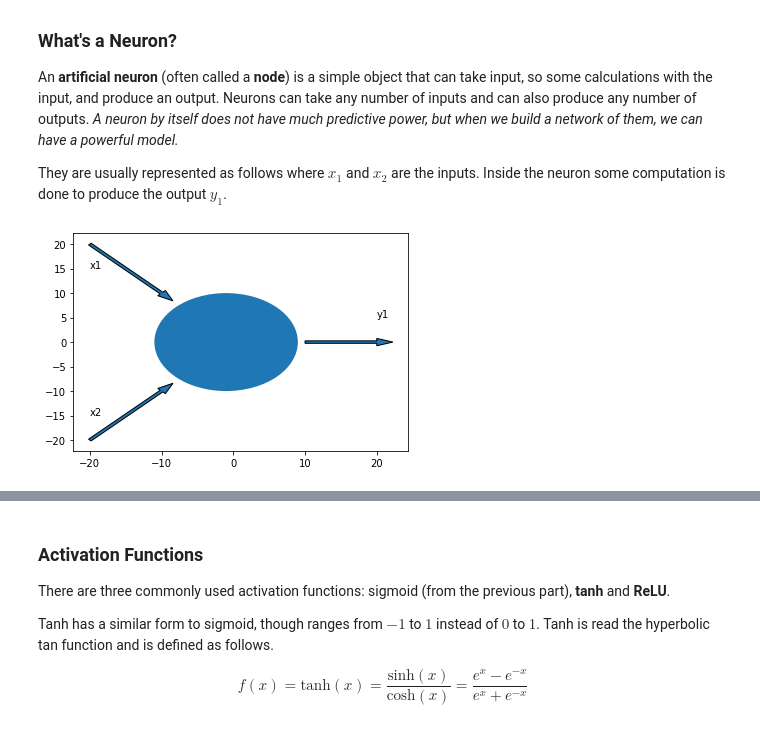
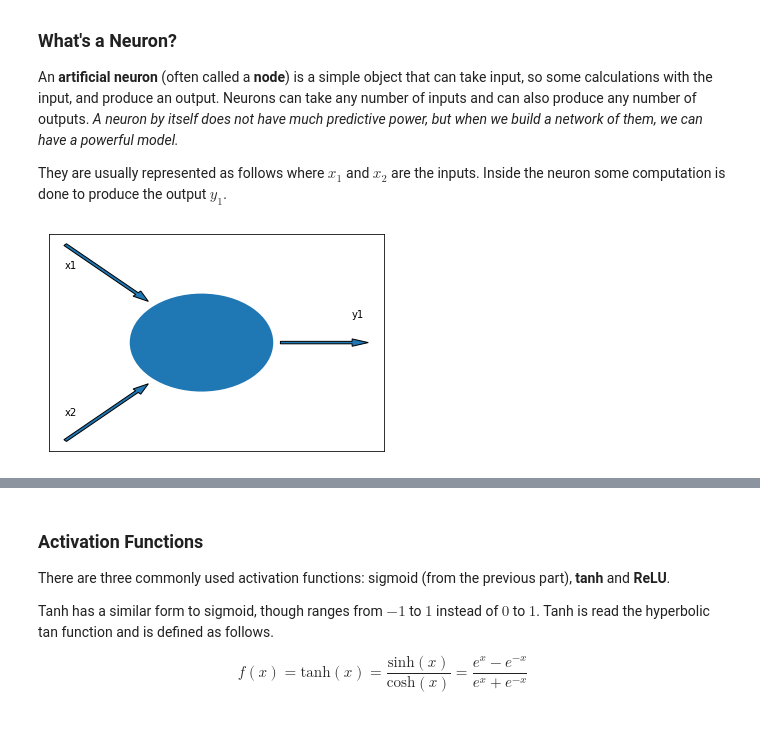
Before and after one commit to Edward-Ji/SololearnMachineLearning, a Jupyter notebook: NeuralNetwork.ipynb, the cells around one changed output, grey strips where cells are left out. Cells and saved outputs as stored; diff of their text form; code cells hidden in the pictures.

Commit message:
Hide neuron model plot axis

```diff
--- a/NeuralNetwork.ipynb
+++ b/NeuralNetwork.ipynb
@@ -25,16 +25,22 @@ They are usually represented as follows where $x_1$ and $x_2$ are the inputs. In
 # %%
 import matplotlib.pyplot as plt
 
+# Draw the model
 plt.arrow(-20, 20, 10, -10, width=0.5)
 plt.annotate("x1", (-20, 15))
 plt.arrow(-20, -20, 10, 10, width=0.5)
 plt.annotate("x2", (-20, -15))
 plt.gca().add_patch(plt.Circle((-1, 0), 10))
 plt.arrow(10, 0, 10, 0, width=0.5)
 plt.annotate("y1", (20, 5))
+
+# Hide axis value ticks and labels
+plt.xticks(())
+plt.yticks(())
+
 plt.show()
 # %% [output]
-[figure, old version]
+[figure, new version]
 # %% [markdown]
 ### Neuron Computations
 
```
